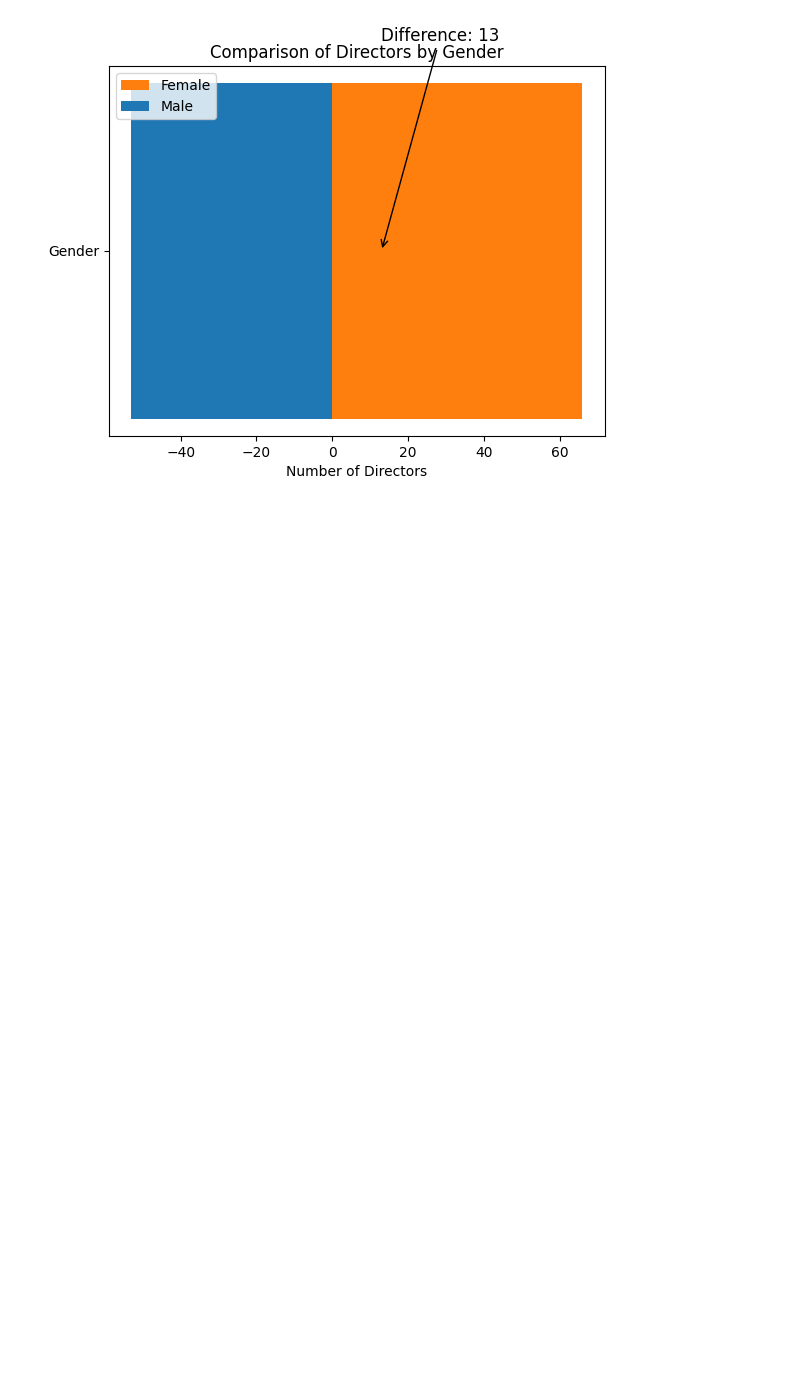
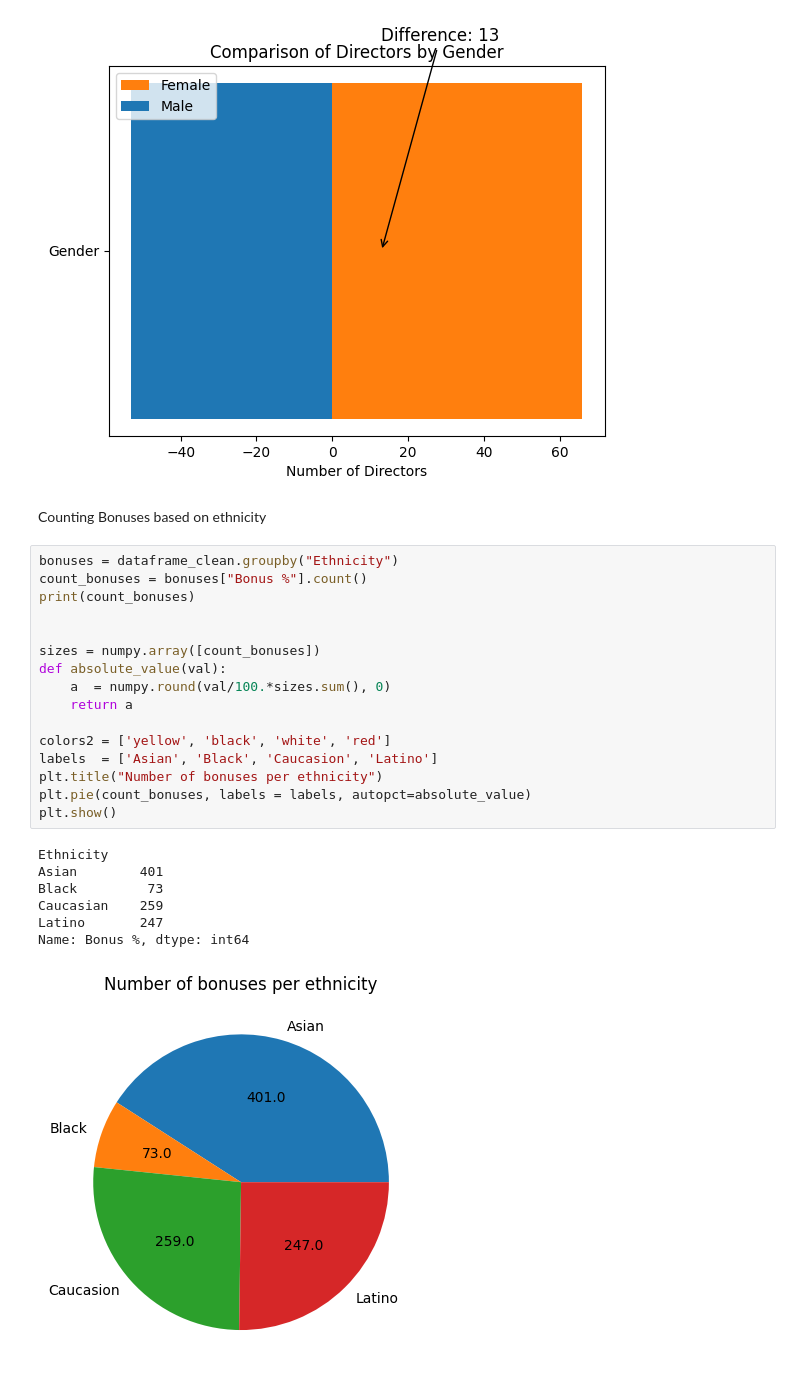
Before and after one commit to Hazem-ar/simple-visualization-done-using-matplotlib, a Jupyter notebook: vis_code_1.ipynb, the cells around one changed output. Saved outputs shown, nothing was run; the diff lists cells and outputs as text; blank space fills up the shorter version.

Commit message:
added some extra function to count number of bonuses and display them

```diff
--- a/vis_code_1.ipynb
+++ b/vis_code_1.ipynb
@@ -103,3 +104,29 @@ Female    66
 Male      53
 dtype: int64
 [figure]
+# %% [markdown]
+Counting Bonuses based on ethnicity
+# %%
+bonuses = dataframe_clean.groupby("Ethnicity")
+count_bonuses = bonuses["Bonus %"].count()
+print(count_bonuses)
+
+
+sizes = numpy.array([count_bonuses])
+def absolute_value(val):
+    a  = numpy.round(val/100.*sizes.sum(), 0)
+    return a
+
+colors2 = ['yellow', 'black', 'white', 'red']
+labels  = ['Asian', 'Black', 'Caucasion', 'Latino']
+plt.title("Number of bonuses per ethnicity")
+plt.pie(count_bonuses, labels = labels, autopct=absolute_value)
+plt.show()
+# %% [output]
+Ethnicity
+Asian        401
+Black         73
+Caucasian    259
+Latino       247
+Name: Bonus %, dtype: int64
+[figure, added]
```
Also changed, not shown: parts of 1 cell of this notebook.
